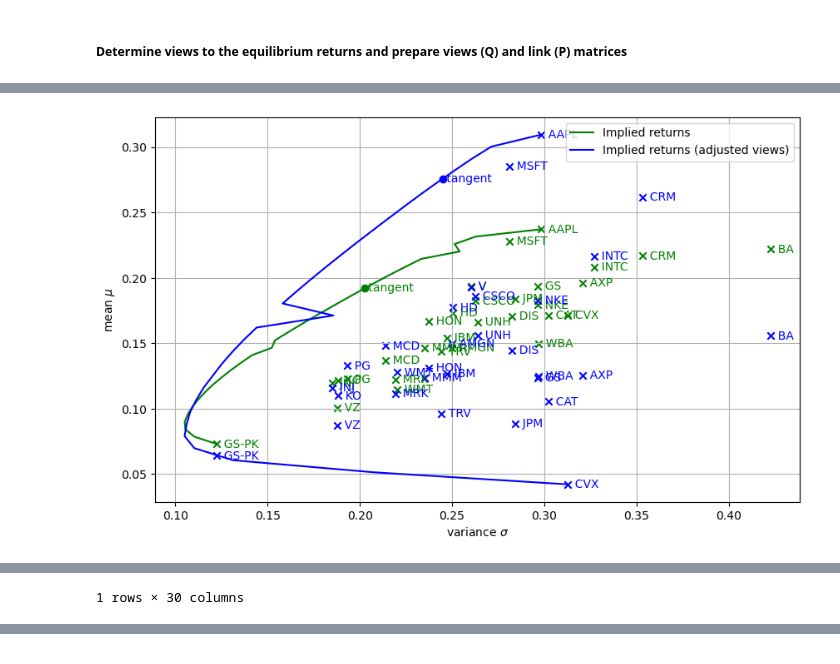
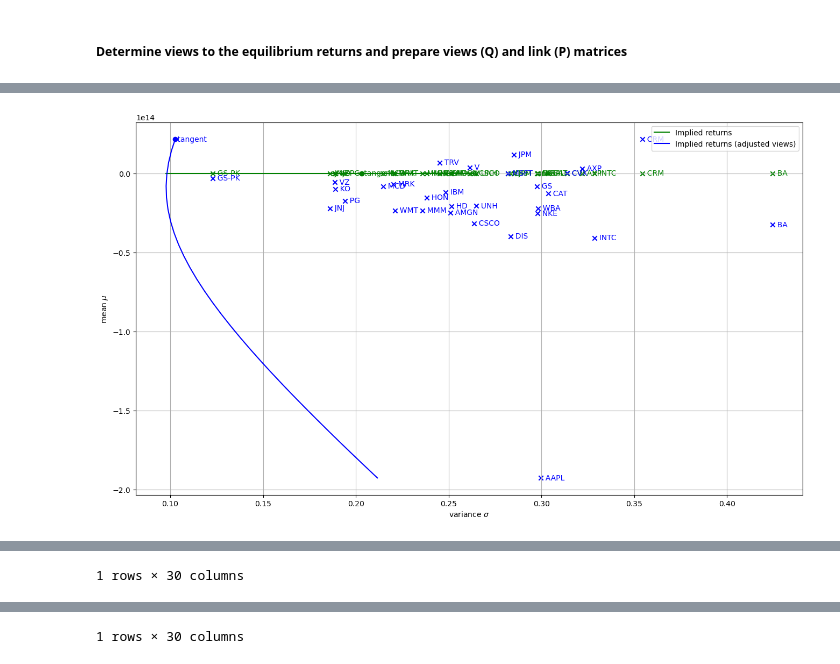
Before and after one commit to ps1899/Portfolio_Optimization-Black_Litterman, a Jupyter notebook: bl.ipynb, the cells around one changed output, grey strips where cells are left out. Cells and saved outputs as stored; diff of their text form; code cells hidden in the pictures.

```diff
--- a/bl.ipynb
+++ b/bl.ipynb
@@ -273,5 +367,6 @@ print(Pi+rf, R)
 # %%
-result2 = get_frontier(Pi+rf, C, rf)
+# result2 = get_frontier(Pi+rf, C, rf)
+result2 = efficient_frontier_class(Pi+rf, C, rf)
 
 display_assets(names, R, C, color='red')
 display_frontier(result1, label='Historical returns', color='red')
@@ -286,3 +392,16 @@ y
+# %%
+def get_absolute_views(latest_prices):
+    latest_prices = pd.DataFrame(latest_prices).T
+    latest_prices = latest_prices.pct_change()
+    views_returns = ((1 + np.mean(latest_prices, axis=0)) ** 252)-1
+
+    absolute_views = []
+    for i in range(len(views_returns)):
+        absolute_views.append((stocks_list[i], views_returns[i]))
+
+    return absolute_views
+# %%
+absolute_views = get_absolute_views(latest_prices)
 # %%
 def create_views_and_link_matrix(names, relative_views, absolute_views):
     r, a, c = len(relative_views), len(absolute_views), len(names)
@@ -344,6 +492,15 @@ tau = 0.025  # scaling factor
 
 # Calculate omega - uncertainty matrix about views
 omega = np.dot(np.dot(np.dot(tau, P), C), np.transpose(P))  # 0.025 * P * C * transpose(P)
+print(omega[0])
+
+
+# rows,cols = omega.shape
+# for r in range(rows):
+#     for c in range(cols):
+#         omega[r,c] = random.choice(range(90, 100))/1000
+# print(omega)
+# omega = np.ones(omega.shape)/11
 # Calculate equilibrium excess returns with views incorporated
 sub_a = np.linalg.inv(np.dot(tau, C))  #(tau.C) inverse
 sub_b = np.dot(np.dot(np.transpose(P), np.linalg.inv(omega)), P)  # (P^T.omega^-1).P
@@ -351,5 +508,8 @@ sub_c = np.dot(np.linalg.inv(np.dot(tau, C)), Pi)  # ((Tau.C)^-1).Pi
 sub_d = np.dot(np.dot(np.transpose(P), np.linalg.inv(omega)), Q)   # (P^T.omega^-1).Q
 Pi_adj = np.dot(np.linalg.inv(sub_a + sub_b), (sub_c + sub_d))
 
-result3 = get_frontier(Pi_adj + rf, C, rf)
+
+# result3 = get_frontier(Pi_adj + rf, C, rf)
+result3 = efficient_frontier_class(Pi_adj+rf , C, rf)
+result3.W
 # %% [output]
@@ -358,10 +525,18 @@ y
 # %%
+# display_assets(names, R, C, color='red')
+# display_frontier(result1, label='Historic returns', color='red')
+
 display_assets(names, Pi+rf, C, color='green')
 display_frontier(result2, label='Implied returns', color='green')
+
 display_assets(names, Pi_adj+rf, C, color='blue')
 display_frontier(result3, label='Implied returns (adjusted views)', color='blue')
 plt.xlabel('variance $\sigma$'), plt.ylabel('mean $\mu$'), plt.legend(), plt.show()
+
+# display(pd.DataFrame({'Weight': W}, index=names).T)
+
+display(pd.DataFrame({'Weight': result2.W}, index=names).T)
 display(pd.DataFrame({'Weight': result3.W}, index=names).T)
 # %% [output]
-[figure, old version]
+[figure, new version]
 |  | MMM | AXP | AAPL | BA | CAT | CVX | CSCO | KO | GS-PK | GS | ... | ... |
@@ -369,0 +547 @@ display(pd.DataFrame({'Weight': result3.W}, index=names).T)
+1 rows × 30 columns
```
Also changed, not shown: parts of 29 cells of this notebook.
